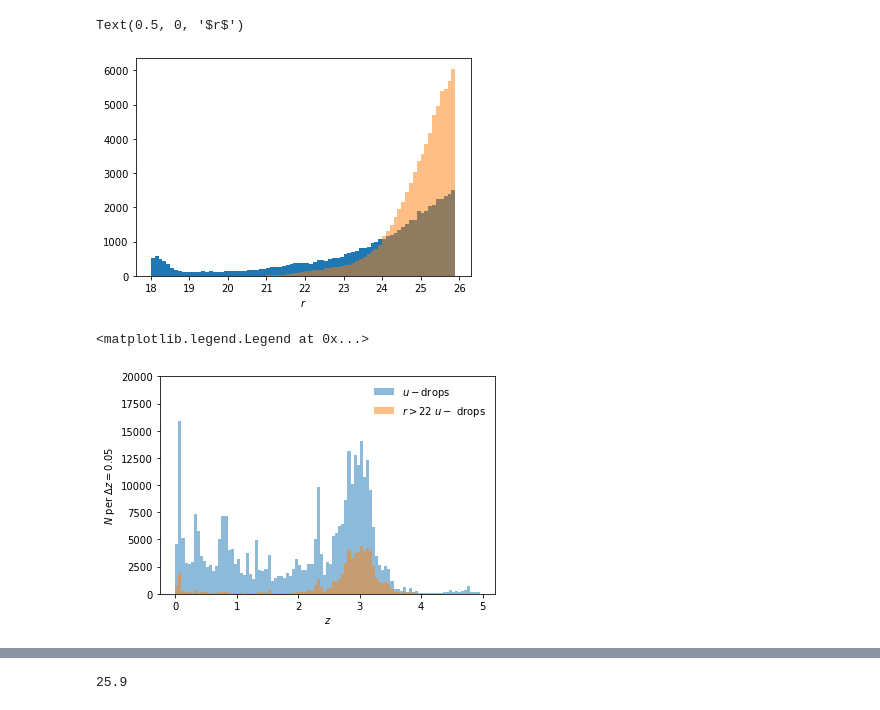
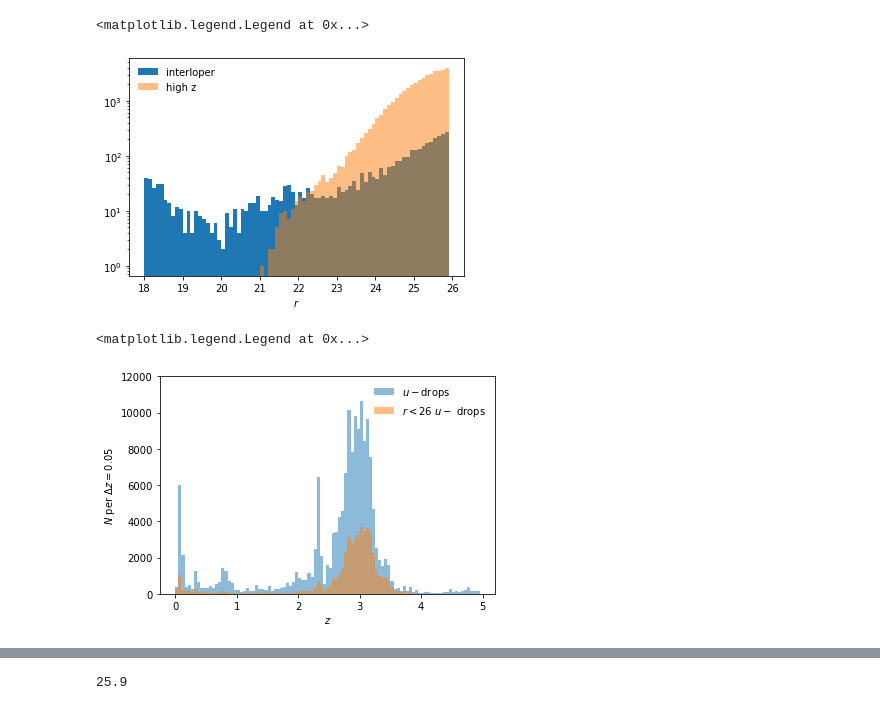
Before and after one commit to michaelJwilson/DESILBG, a Jupyter notebook: target/proposals/docs/desilbg-clauds.ipynb, the cells around one changed output, grey strips where cells are left out. Saved outputs shown, nothing was run; the diff lists cells and outputs as text; code cells hidden in the pictures.

```diff
--- a/target/proposals/docs/desilbg-clauds.ipynb
+++ b/target/proposals/docs/desilbg-clauds.ipynb
@@ -92,6 +105,6 @@ tiles       = Table(io.load_tiles())
 # %%
 # vvds   = get_vvds()
 # %%
-clauds   = get_clauds()
+clauds, areas = get_clauds()
 # %%
 cclauds  = clauds['COSMOS']
@@ -187,9 +216,16 @@ Table length=2779644
 # %%
-def liu_udrops(clauds):
+def liu_udrops(clauds, band='r', magmin=0.0, maglim=35.):
+    '''
+    u-drop color selection.
+    '''
+
+    assert  np.all(clauds['FLAG_FIELD_BINARY'][:,1] == True)
+
     isin = clauds['g'] - clauds['r'] < 1.2
     isin = isin & (clauds['u'] - clauds['g'] > 0.88)
     isin = isin & (clauds['u'] - clauds['g'] > 1.99 * (clauds['g'] - clauds['r']) + 0.68)
-    isin = isin & (clauds['FLAG_FIELD_BINARY'][:,1] == True)
+    isin = isin & (clauds[band] < maglim)
+    isin = isin & (clauds[band] > magmin)
 
     return  isin
 # %%
@@ -201,5 +244,5 @@ def hilde_usdrops(clauds):
 
     return  isin
 # %%
-udrops    = liu_drops(cclauds)
-usdrops   = hilde_usdrops(cclauds)
+udrops    = cclauds[liu_udrops(cclauds)]
+usdrops   = cSclauds[hilde_usdrops(cSclauds)]
@@ -238,7 +282,7 @@ Text(0, 0.5, '$N$')
 # %%
 zmax       = 1.5
-interloper = u_sample[u_sample['Z_BEST'] < zmax]
-highz      = u_sample[u_sample['Z_BEST'] > zmax]
+interloper = udrops[udrops['Z_BEST'] < zmax]
+highz      = udrops[udrops['Z_BEST'] > zmax]
 # %%
 pl.scatter(interloper['g'] - interloper['r'], interloper['u'] - interloper['g'], marker='.', c=interloper['Z_BEST'], alpha=0.5, label='u-drops', vmin=0.0, vmax=zmax, s=1)
 
@@ -272,10 +316,14 @@ pl.legend(frameon=False)
 # %%
 bins = np.arange(18., 26., 0.1)
 
-pl.hist(interloper['r'], bins=bins)
-pl.hist(     highz['r'], bins=bins, alpha=0.5)
+pl.hist(interloper['r'], bins=bins, label='interloper')
+pl.hist(     highz['r'], bins=bins, alpha=0.5, label='high z')
+
+pl.yscale('log')
 
 pl.xlabel(r'$r$')
+
+pl.legend(frameon=False)
 # %% [output]
-Text(0.5, 0, '$r$')
+<matplotlib.legend.Legend at 0x...>
-[figure, old version]
+[figure, new version]
@@ -295,11 +332,11 @@ u_rlimsample = cclauds[u_rlimsample]
 # %%
-dz   = 0.05
-bins = np.arange(0.0, 5.0, dz)
+dz          = 0.05
+bins        = np.arange(0.0, 5.0, dz)
 
-pl.hist(u_sample['Z_BEST'], bins=bins, alpha=0.5, label=r'$u-$drops')
-pl.hist(u_rlimsample['Z_BEST'], bins=bins, alpha=0.5, label=r'$r>22$ $u-$ drops')
+pl.hist(udrops['Z_BEST'], bins=bins, alpha=0.5, label=r'$u-$drops')
+pl.hist(rlim_udrops['Z_BEST'], bins=bins, alpha=0.5, label=r'$r<26$ $u-$ drops')
 
-pl.ylim(0.0, 2.e4)
+pl.ylim(0.0, 1.2e4)
 
 pl.xlabel(r'$z$')
 pl.ylabel(r'$N$ per $\Delta z={:.2f}$'.format(dz))
@@ -307,4 +344,4 @@ pl.ylabel(r'$N$ per $\Delta z={:.2f}$'.format(dz))
 pl.legend(frameon=False)
 # %% [output]
 <matplotlib.legend.Legend at 0x...>
-[figure, old version]
+[figure, new version]
```
Also changed, not shown: parts of 41 cells of this notebook, 7 other files.
